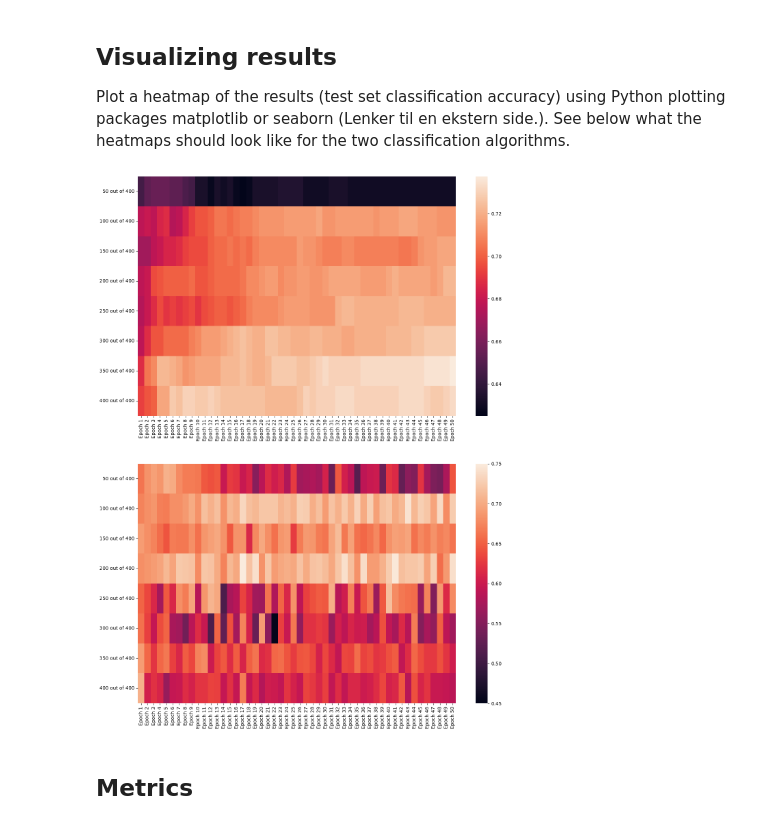
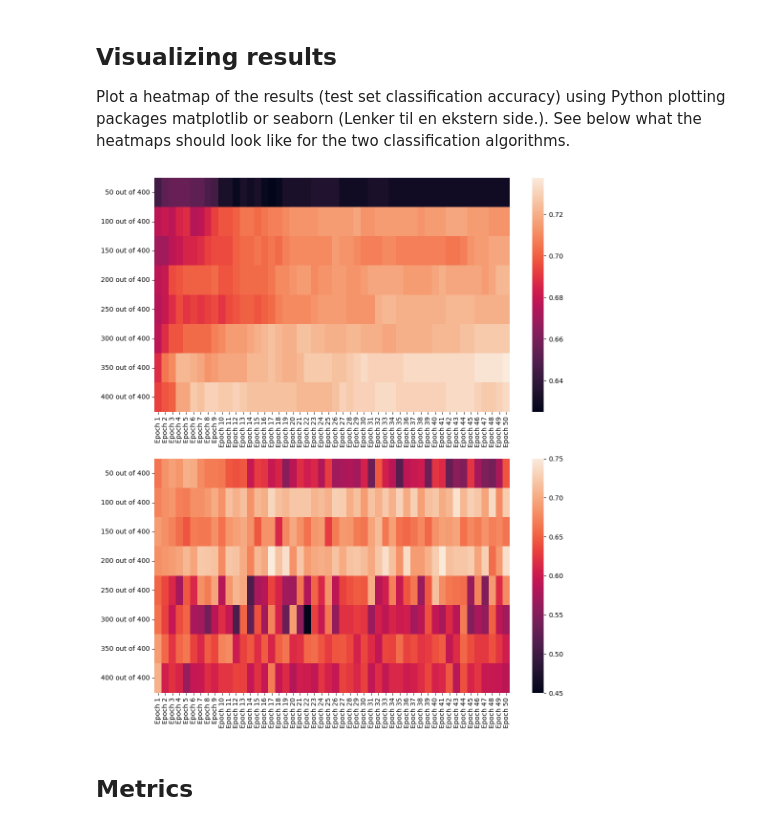
Before and after one commit to tomaloki/DAT200_CA, a Jupyter notebook: CA2/CA02_final.ipynb, the cells around one changed output. Cells and saved outputs as stored; diff of their text form; code cells hidden in the pictures.

Commit message:
Added different plots, removed some code and change the size of some of the figure + added the final text. Ready to submit.

```diff
--- a/CA2/CA02_final.ipynb
+++ b/CA2/CA02_final.ipynb
@@ -206,15 +221,17 @@ for subset, row in enumerate(range(50, 450, 50)):
 
 Plot a heatmap of the results (test set classification accuracy) using Python plotting packages matplotlib or seaborn (Lenker til en ekstern side.). See below what the heatmaps should look like for the two classification algorithms.
 # %%
+# Creating correct label names for each axis
 X_values = [f'Epoch {epoch}' for epoch in range(1, 51)]
 y_values = [f'{row} out of 400' for row in range(50, 450, 50)]
 
-fig, ax = plt.subplots(nrows=2, ncols=1, figsize=(15, 20))
+# Plotting the heatmaps with the results from both models, separately
+fig, ax = plt.subplots(nrows=2, ncols=1, figsize=(12, 14))
 adaline_heatmap = sns.heatmap(data=adaline_accuracy, xticklabels=X_values, yticklabels=y_values, ax=ax[0])
 perceptron_heatmap = sns.heatmap(data=perceptron_accuracy, xticklabels=X_values, yticklabels=y_values, ax=ax[1])
 plt.show()
 # %% [output]
-[figure, old version]
+[figure, new version]
 # %% [markdown]
 ## Metrics
 # %% [markdown]
```
Also changed, not shown: parts of 17 cells of this notebook.
